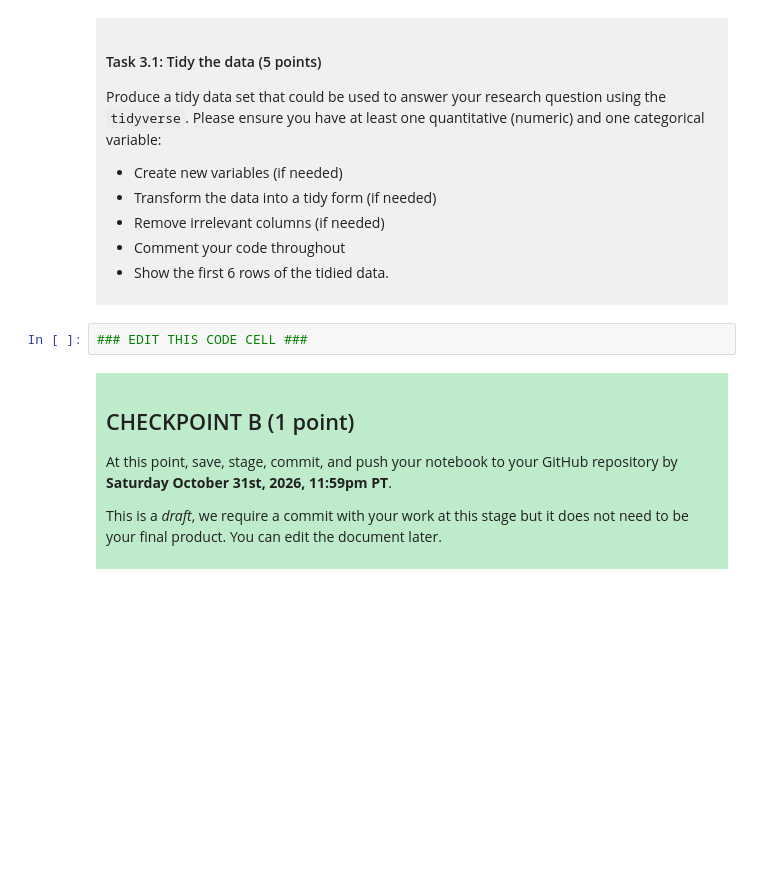
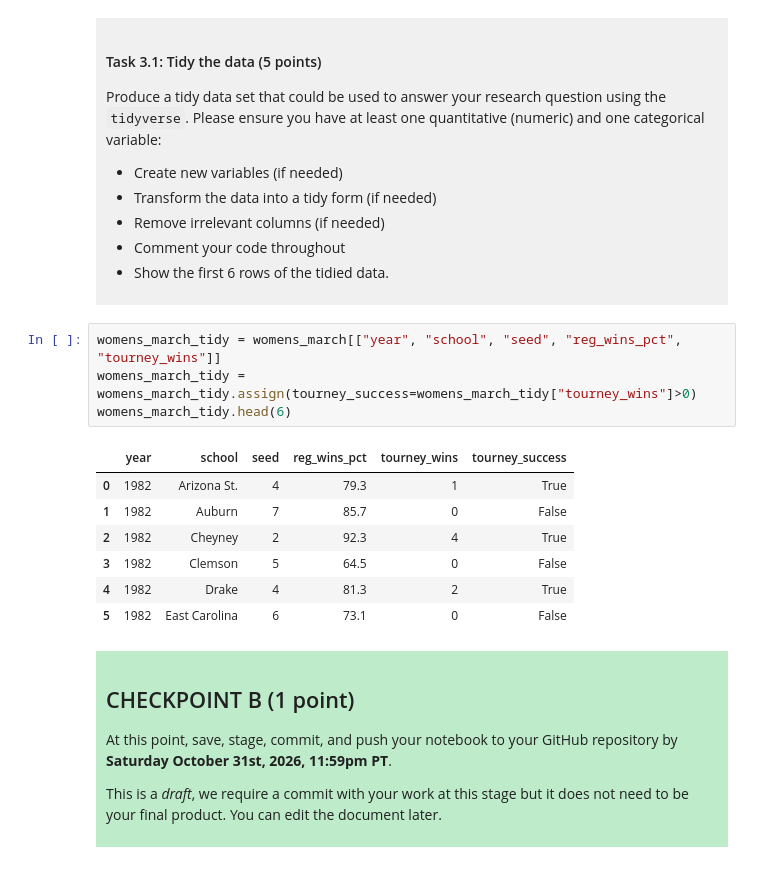
Before and after one commit to tianbao222/dsci-100-project-jerry-tian, a Jupyter notebook: dsci-100-project-notebook.ipynb, the cells around one changed output. Saved outputs shown, nothing was run; the diff lists cells and outputs as text; blank space fills up the shorter version.

```diff
--- a/dsci-100-project-notebook.ipynb
+++ b/dsci-100-project-notebook.ipynb
@@ -187,7 +197,17 @@ Produce a tidy data set that could be used to answer your research question usin
 
 </div>
 # %%
-### EDIT THIS CODE CELL ###
+womens_march_tidy = womens_march[["year", "school", "seed", "reg_wins_pct", "tourney_wins"]]
+womens_march_tidy = womens_march_tidy.assign(tourney_success=womens_march_tidy["tourney_wins"]>0)
+womens_march_tidy.head(6)
+# %% [output]
+|  | year | school | seed | reg_wins_pct | tourney_wins | tourney_success |
+| 0 | 1982 | Arizona St. | 4 | 79.3 | 1 | True |
+| 1 | 1982 | Auburn | 7 | 85.7 | 0 | False |
+| 2 | 1982 | Cheyney | 2 | 92.3 | 4 | True |
+| 3 | 1982 | Clemson | 5 | 64.5 | 0 | False |
+| 4 | 1982 | Drake | 4 | 81.3 | 2 | True |
+| 5 | 1982 | East Carolina | 6 | 73.1 | 0 | False |
 # %% [markdown]
 <div style="background-color: #beebca; padding: 10px;">
 
```
Also changed, not shown: parts of 3 cells of this notebook.
